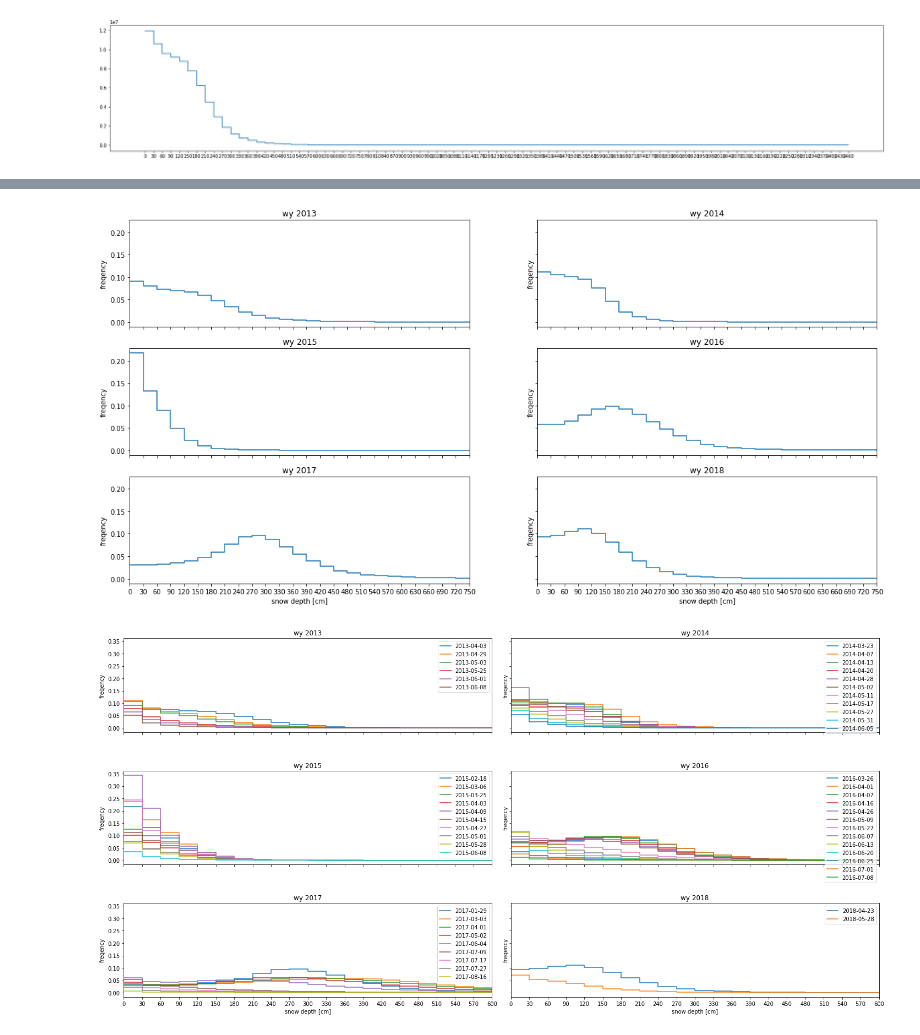
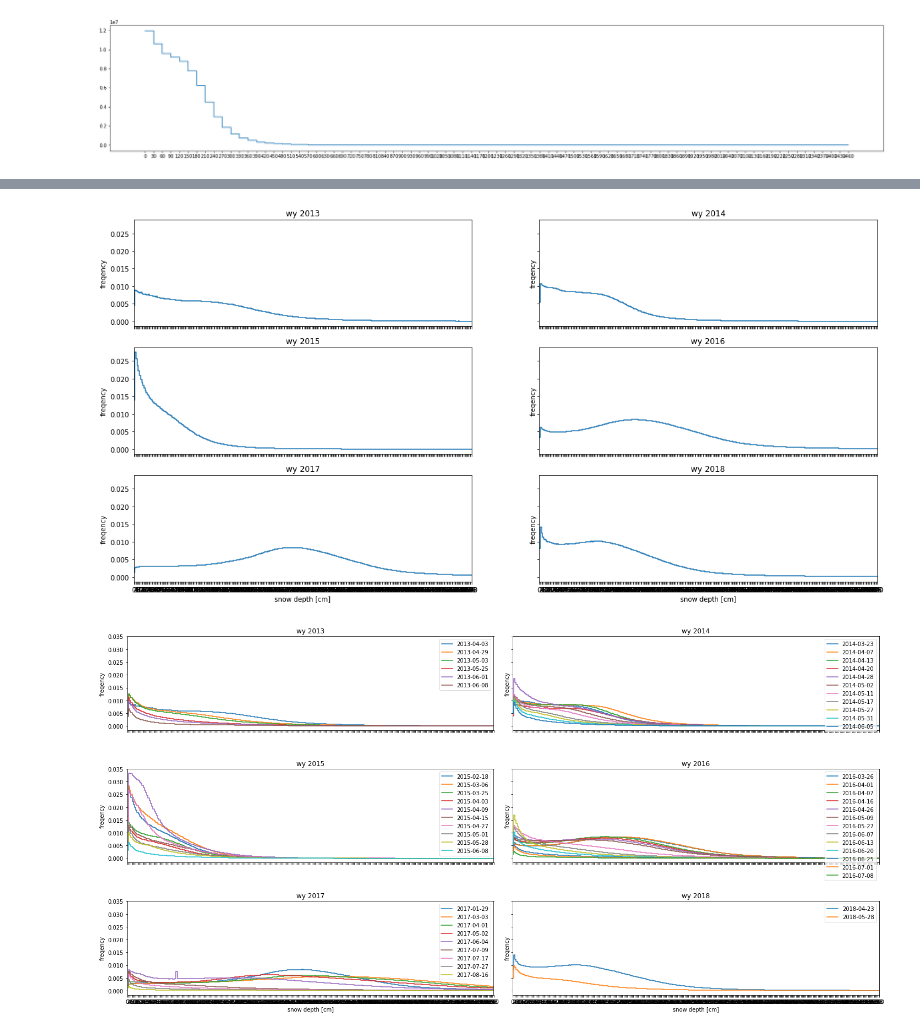
Before and after one commit to meganmason/jlabs, a Jupyter notebook: 3m_analysis/3m_histograms.ipynb, the cells around one changed output, grey strips where cells are left out. Cells and saved outputs as stored; diff of their text form; code cells hidden in the pictures.

```diff
--- a/3m_analysis/3m_histograms.ipynb
+++ b/3m_analysis/3m_histograms.ipynb
@@ -35,7 +35,7 @@ fs_legend = 20
 # df_h = pd.read_csv('/Users/megmason/Desktop/outputs/histogram_df.csv',index_col=0)
 
 #ars path
-df_h = pd.read_csv('/home/meganmason/Documents/projects/thesis/figures/tables/histogram_df.csv',index_col=0)
+df_h = pd.read_csv('/home/meganmason/Documents/projects/thesis/figures/tables/histogram_df_2cm.csv',index_col=0)
 # binx = np.arange(0,1000,30) #set bin sizes to have as index
 df_h[:5]
 
@@ -123,32 +123,32 @@ dict_keys([2013, 2014, 2015, 2016, 2017, 2018])
 # %%
 # attemp to plot each flight/year..... (make as peak swe date or something....)
 years=range(2013,2019)
 fig,axs=plt.subplots(nrows = 3, ncols = 2, sharex=True, sharey=True, figsize=(20,10))
 axs=axs.flatten()
 
 for i, year in enumerate(years):
     df_by_year = df_h.loc[fl_yrs[year]]
     [x_series, y_series] = step_plot_series(df_by_year.iloc[0,:-1].index, df_by_year.iloc[0,:-1].values, divide_value=131291738)#num_pix in mask=131,291,738
-    plt.xlim(0,25) #first 25 bins (7.5m), since computed all the way out to 25m (2500cm)
+    plt.xlim(0,300) #first 25 bins (7.5m), since computed all the way out to 25m (2500cm)
 
     axs[i].plot(x_series, y_series)
     axs[i].set_title('wy {}'.format(year))
     axs[4].set_xlabel('snow depth [cm]');axs[5].set_xlabel('snow depth [cm]');
     axs[i].set_ylabel('freqency')
 
     #     plt.figure(figsize=(10,5))
     #     plt.title('wy {}'.format(year))
     #     plt.plot(x_series, y_series)
     #     plt.xlabel('snow depth [cm]');plt.ylabel('freqency')
 # %% [output]
-[figure, old version]
+[figure, new version]
 # %%
 # plot each flight/year.....
 years=range(2013,2019)
 sum_mask = 131291738 #obtained from 3m_analysis.ipynb, sum of zeros and ones in tuolumne mask from topo.nc @ 3m cell size
 
 fig,axs=plt.subplots(nrows = 3, ncols = 2, sharex=True, sharey=True, figsize=(20,10))
-plt.xlim(0,20) #first 25 bins (7.5m), since computed all the way out to 25m (2500cm)
+plt.xlim(0,300) #first 25 bins (7.5m), since computed all the way out to 25m (2500cm)
         # #color stuff
         # import matplotlib as mpl
         # n_lines = 5
@@ -181,7 +181,7 @@ plt.show()
     #     plt.plot(x_series, y_series)
     #     plt.xlabel('snow depth [cm]');plt.ylabel('freqency')
 # %% [output]
-[figure, old version]
+[figure, new version]
 # %%
 #likely to delete
 
```
Also changed, not shown: parts of 3 cells of this notebook.
